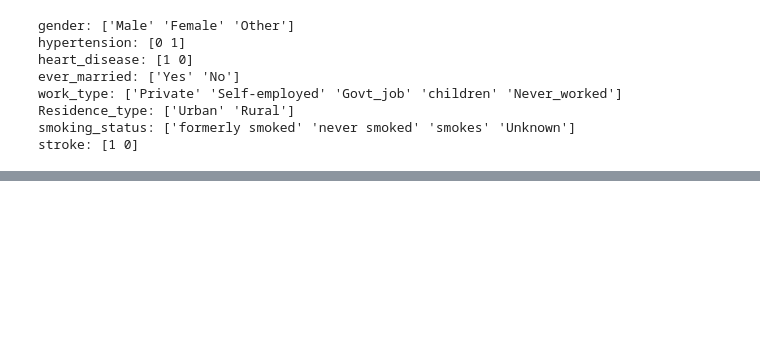
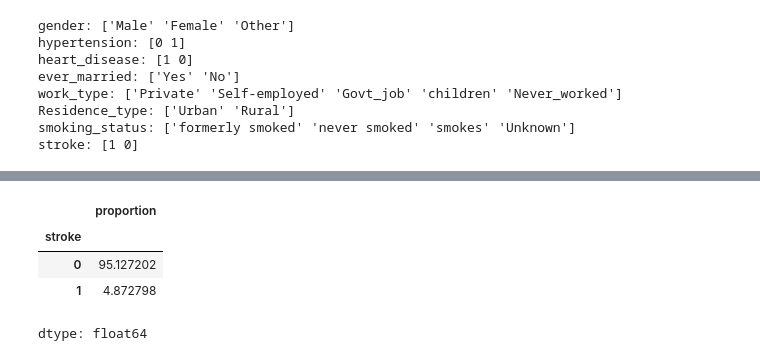
Before and after one commit to pyash45/Stoke_Prediction, a Jupyter notebook: Stoke_prediction.ipynb, the cells around one changed output, grey strips where cells are left out. Cells and saved outputs as stored; diff of their text form; code cells hidden in the pictures; blank space fills up the shorter version.

```diff
--- a/Stoke_prediction.ipynb
+++ b/Stoke_prediction.ipynb
@@ -28,0 +92,8 @@ stroke: [1 0]
+# %%
+y.value_counts(normalize=True)*100
+# %% [output]
+|  | proportion |
+| stroke |  |
+| 0 | 95.127202 |
+| 1 | 4.872798 |
+dtype: float64
```
Also changed, not shown: parts of 11 cells of this notebook.
